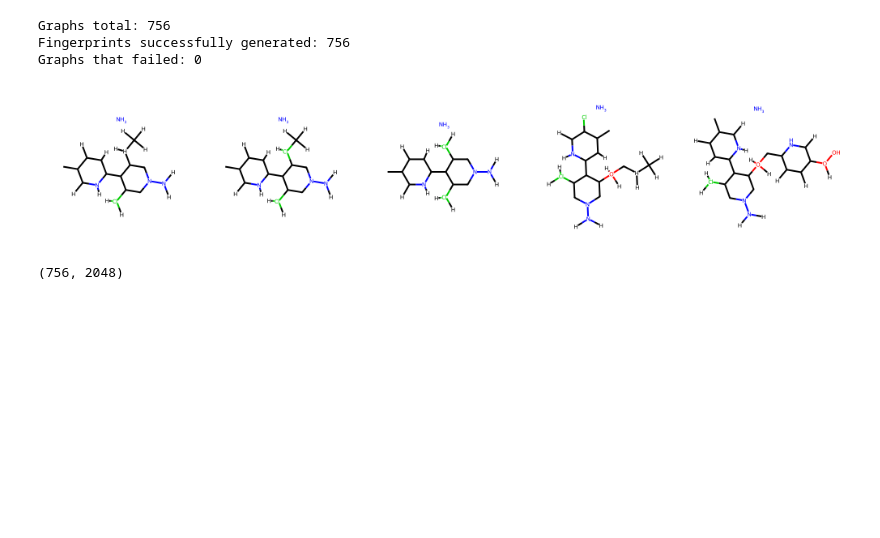
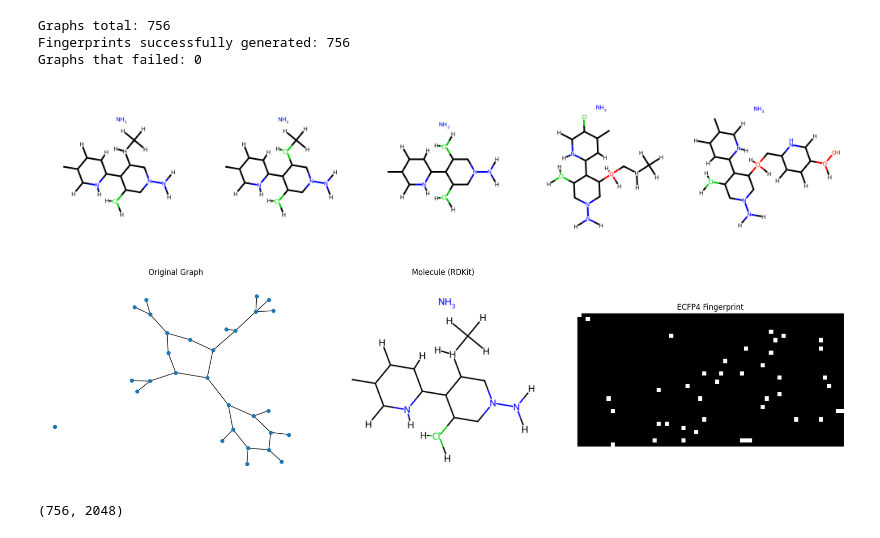
Before and after one commit to ge96lip/SPID-in-Molecular-Graphs, a Jupyter notebook: ML_models.ipynb, the cells around one changed output. Drawn from its saved outputs; the diff is of its cells as text; code cells hidden in the pictures; blank space fills up the shorter version.

```diff
--- a/ML_models.ipynb
+++ b/ML_models.ipynb
@@ -80,19 +81,6 @@ def graph_to_molecule(G):
         except:
             continue
     return mol.GetMol()
-# %%
-fingerprints = {}
-broken_molecules = []
-
-for graph_id, G in tqdm(graphs.items()):
-    mol = graph_to_molecule(G)
-    try:
-        Chem.SanitizeMol(mol)  # remove catchErrors=True to force proper validation
-        fp = AllChem.GetMorganFingerprintAsBitVect(mol, radius=2, nBits=2048)  # ECFP4
-        fingerprints[graph_id] = fp
-    except Exception as e:
-        print(f"Graph {graph_id} failed: {e}")
-        broken_molecules.append(graph_id)
 # %%
 from rdkit import Chem
 
@@ -206,6 +194,50 @@ img = Draw.MolsToGridImage(mols, molsPerRow=5, subImgSize=(200,200))
 display(img)
 # %% [output]
 [figure]
+# %%
+# Select the first graph
+graph_id = list(graphs.keys())[0]
+G = graphs[graph_id]
+fp = fingerprints[graph_id]
+
+# Create molecule from graph
+mol = graph_to_molecule(G)
+
+# Prepare fingerprint image
+fp_array = np.array(fp)
+if fp_array.shape[0] == 2048:
+    fp_image = fp_array.reshape(32, 64)
+else:
+    side = int(np.ceil(np.sqrt(len(fp_array))))
+    padded_fp = np.zeros(side * side)
+    padded_fp[:len(fp_array)] = fp_array
+    fp_image = padded_fp.reshape((side, side))
+
+# Generate the molecule drawing
+mol_img = Draw.MolToImage(mol, size=(300, 300))
+
+fig, axs = plt.subplots(1, 3, figsize=(18, 5))
+
+# 1. Plot the original graph
+pos = nx.spring_layout(G, seed=42)
+nx.draw(G, pos, with_labels=False, node_size=30, ax=axs[0])
+axs[0].set_title('Original Graph')
+axs[0].axis('off')
+
+# 2. Show molecule image
+axs[1].imshow(mol_img)
+axs[1].axis('off')
+axs[1].set_title('Molecule (RDKit)')
+
+# 3. Show fingerprint image
+axs[2].imshow(fp_image, cmap='gray')
+axs[2].axis('off')
+axs[2].set_title('ECFP4 Fingerprint')
+
+plt.tight_layout()
+plt.show()
+# %% [output]
+[figure, added]
 # %%
 # ========== Save Fingerprints ==========
 fp_array = np.array([list(fp.ToBitString()) for fp in fingerprints.values()], dtype=int)
```
Also changed, not shown: parts of 9 cells of this notebook.
